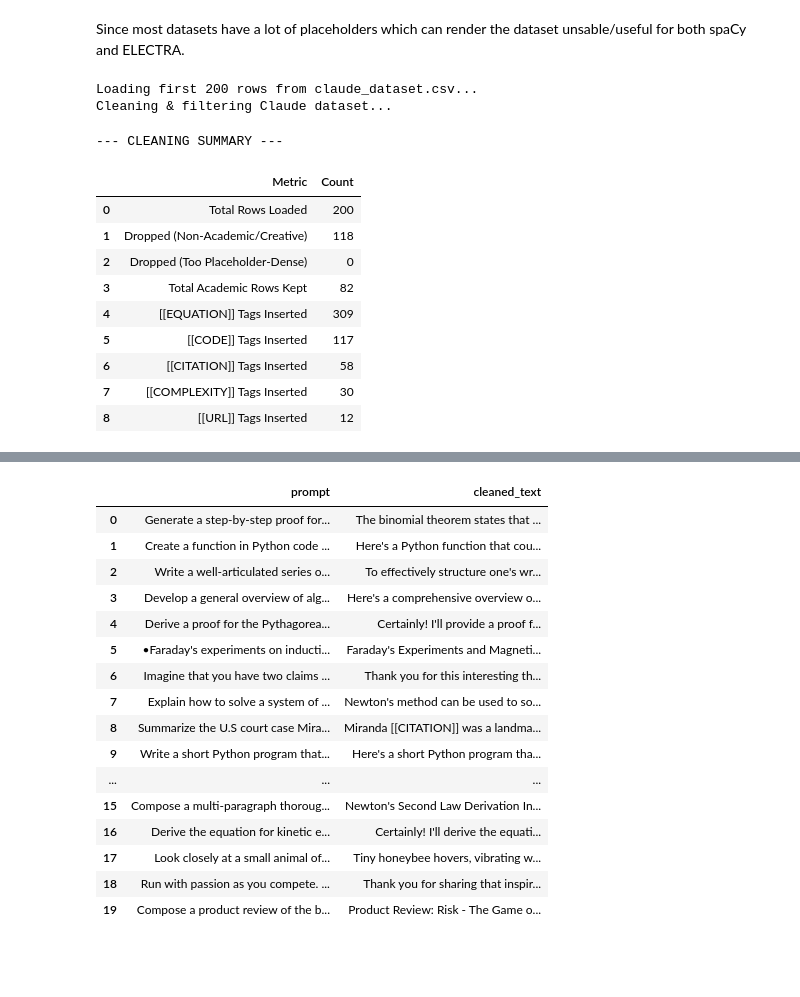
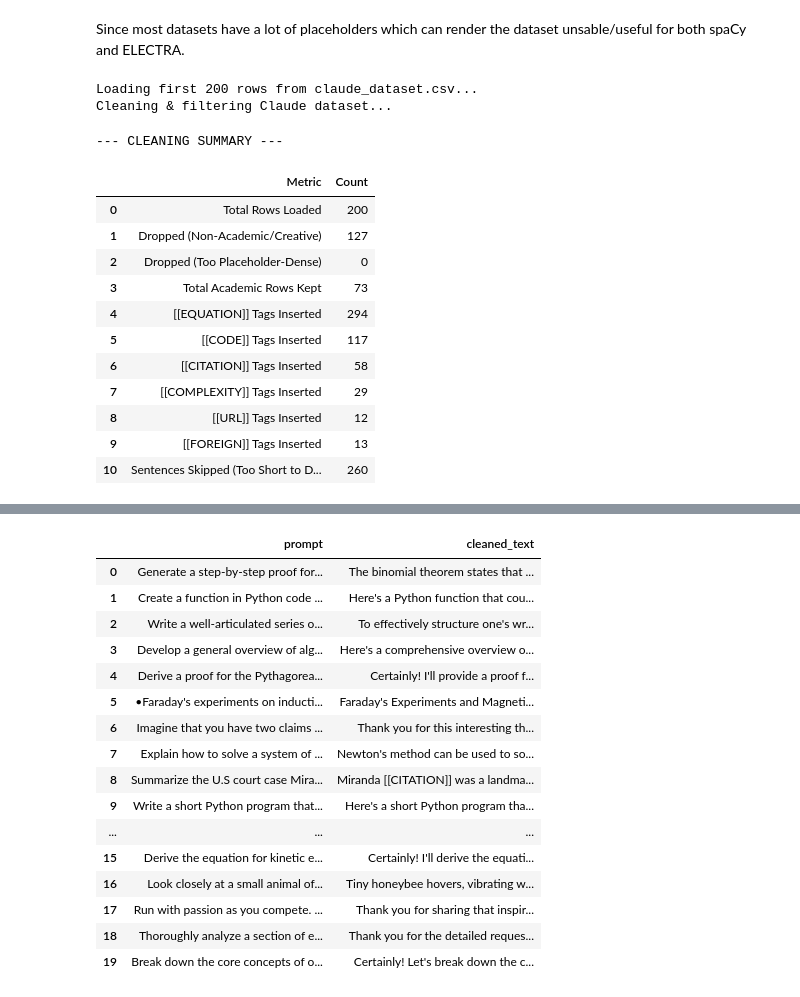
Before and after one commit to n4t5Uuu/Hybrid-AI-Text-Detector, a Jupyter notebook: src/notebooks/data_cleaning.ipynb, the cells around one changed output, grey strips where cells are left out. Cells and saved outputs as stored; diff of their text form; code cells hidden in the pictures; blank space fills up the shorter version.

Commit message:
feat: made a clean_foreign_texts function to remove any texts from different languages

```diff
--- a/src/notebooks/data_cleaning.ipynb
+++ b/src/notebooks/data_cleaning.ipynb
@@ -334,6 +385,7 @@ def clean_pipeline(text):
 
     text = clean_code_texts(text)
     text = clean_url(text)
+    text = clean_foreign_script(text)
     text = clean_complexity_notation(text)
     text = strip_reference_list(text)
     text = clean_citations(text)
@@ -394,6 +446,10 @@ def clean_claude_dataset(claude_csv_path, sample_size=200, density_threshold=0.4
         print(f"File not found at: {claude_csv_path}")
         return None
 
+    # Reset the foreign-skip counter at the start of each run so counts
+    # don't accumulate across repeated calls in the same session
+    foreign_skip_counter["too_short"] = 0
+
     print(f"Loading {'first ' + str(sample_size) if sample_size else 'all'} rows from {claude_csv_path.name}...")
     df_raw = pd.read_csv(claude_csv_path, nrows=sample_size)
     prompts = []
@@ -438,7 +494,9 @@ def clean_claude_dataset(claude_csv_path, sample_size=200, density_threshold=0.4
             "[[CODE]] Tags Inserted",
             "[[CITATION]] Tags Inserted",
             "[[COMPLEXITY]] Tags Inserted",
-            "[[URL]] Tags Inserted"
+            "[[URL]] Tags Inserted",
+            "[[FOREIGN]] Tags Inserted",
+            "Sentences Skipped (Too Short to Detect Language)"
         ],
         "Count": [
             len(df_raw),
@@ -449,40 +507,44 @@ def clean_claude_dataset(claude_csv_path, sample_size=200, density_threshold=0.4
             df_processed['cleaned_text'].str.count(r'\[\[CODE\]\]').sum(),
             df_processed['cleaned_text'].str.count(r'\[\[CITATION\]\]').sum(),
             df_processed['cleaned_text'].str.count(r'\[\[COMPLEXITY\]\]').sum(),
-            df_processed['cleaned_text'].str.count(r'\[\[URL\]\]').sum()
+            df_processed['cleaned_text'].str.count(r'\[\[URL\]\]').sum(),
+            df_processed['cleaned_text'].str.count(r'\[\[FOREIGN\]\]').sum(),
+            foreign_skip_counter["too_short"]
         ]
     }
     df_summary = pd.DataFrame(summary_data)
 
     print("\n--- CLEANING SUMMARY ---")
     ipd.display(df_summary)
 
     # Save processed data to PROCESSED_AI_DIR
     filename = f"claude_dataset_cleaned_{sample_size}.csv" if sample_size else "claude_dataset_cleaned.csv"
     output_path = PROCESSED_AI_DIR / filename
     df_processed.to_csv(output_path, index=False)
     print(f"\nSuccessfully saved cleaned dataset ({len(df_processed)} rows) to:\n  {output_path.resolve()}")
 
     # Display first 20 rows table (prompt & cleaned_text)
     print("\n--- SAMPLE CLEANED DATA (FIRST 20 ROWS) ---")
     ipd.display(df_processed.head(20))
 
     return df_processed
 
 
 claude_dataset = RAW_AI_DIR / 'claude_dataset.csv'
 df_cleaned_claude = clean_claude_dataset(claude_dataset, sample_size=200)
 # %% [output]
 Loading first 200 rows from claude_dataset.csv...
 Cleaning & filtering Claude dataset...
 --- CLEANING SUMMARY ---
 |  | Metric | Count |
 | 0 | Total Rows Loaded | 200 |
-| 1 | Dropped (Non-Academic/Creative) | 118 |
+| 1 | Dropped (Non-Academic/Creative) | 127 |
 | 2 | Dropped (Too Placeholder-Dense) | 0 |
-| 3 | Total Academic Rows Kept | 82 |
-| 4 | [[EQUATION]] Tags Inserted | 309 |
+| 3 | Total Academic Rows Kept | 73 |
+| 4 | [[EQUATION]] Tags Inserted | 294 |
 | 5 | [[CODE]] Tags Inserted | 117 |
 | 6 | [[CITATION]] Tags Inserted | 58 |
-| 7 | [[COMPLEXITY]] Tags Inserted | 30 |
+| 7 | [[COMPLEXITY]] Tags Inserted | 29 |
 | 8 | [[URL]] Tags Inserted | 12 |
+| 9 | [[FOREIGN]] Tags Inserted | 13 |
+| 10 | Sentences Skipped (Too Short to D... | 260 |
@@ -502,11 +564,11 @@ Successfully saved cleaned dataset (82 rows) to:
 | 8 | Summarize the U.S court case Mira... | Miranda [[CITATION]] was a landma... |
 | 9 | Write a short Python program that... | Here's a short Python program tha... |
 | ... | ... | ... |
-| 15 | Compose a multi-paragraph thoroug... | Newton's Second Law Derivation In... |
-| 16 | Derive the equation for kinetic e... | Certainly! I'll derive the equati... |
-| 17 | Look closely at a small animal of... | Tiny honeybee hovers, vibrating w... |
-| 18 | Run with passion as you compete. ... | Thank you for sharing that inspir... |
-| 19 | Compose a product review of the b... | Product Review: Risk - The Game o... |
+| 15 | Derive the equation for kinetic e... | Certainly! I'll derive the equati... |
+| 16 | Look closely at a small animal of... | Tiny honeybee hovers, vibrating w... |
+| 17 | Run with passion as you compete. ... | Thank you for sharing that inspir... |
+| 18 | Thoroughly analyze a section of e... | Thank you for the detailed reques... |
+| 19 | Break down the core concepts of o... | Certainly! Let's break down the c... |
 # %%
 def clean_claude_dataset(dataset):
 
```
Also changed, not shown: parts of 2 cells of this notebook.
